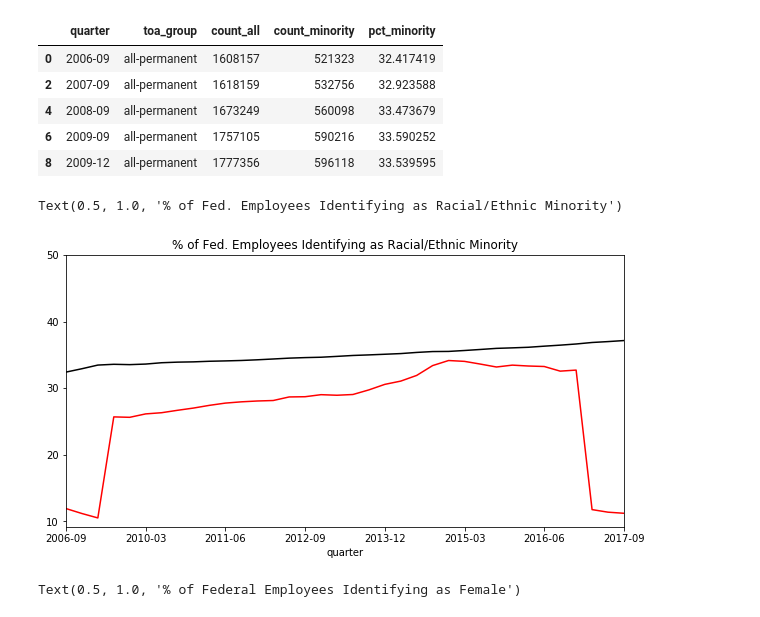
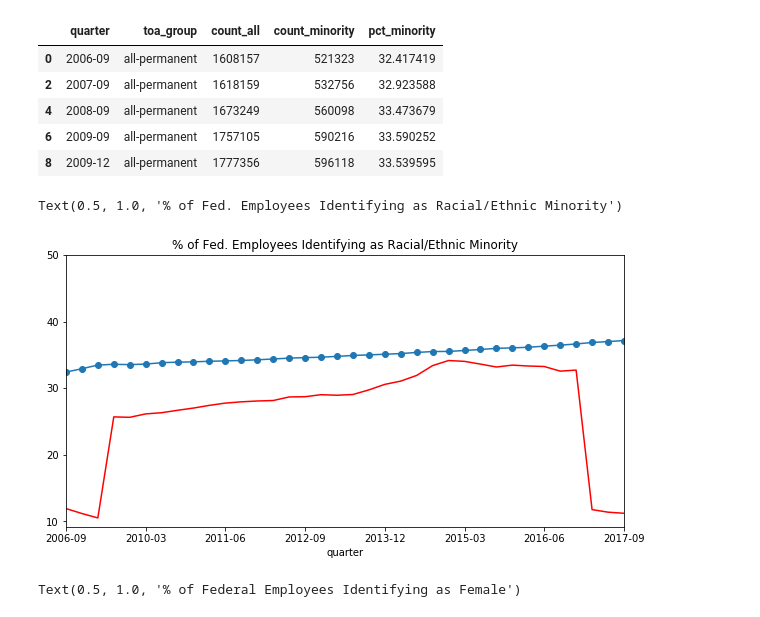
Before and after one commit to Suhailhassanbhat/Foundations-soma, a Jupyter notebook: homework_14/Buzzfeed_graph/Buzzfeed-Diversity in the Agriculture Department.ipynb, the cells around one changed output. Cells and saved outputs as stored; diff of their text form; code cells hidden in the pictures.

```diff
--- a/homework_14/Buzzfeed_graph/Buzzfeed-Diversity in the Agriculture Department.ipynb
+++ b/homework_14/Buzzfeed_graph/Buzzfeed-Diversity in the Agriculture Department.ipynb
@@ -26,14 +26,14 @@ df1.head()
 | 6 | 2009-09 | all-permanent | 1757105 | 590216 | 33.590252 |
 | 8 | 2009-12 | all-permanent | 1777356 | 596118 | 33.539595 |
 # %%
-ax = df1.plot(x='quarter', y ='pct_minority', yticks=[10,20,30,40,50], color='black', figsize=(10,5),legend=None)
+ax = df1.plot(x='quarter', y ='pct_minority', yticks=[10,20,30,40,50], style='o-', figsize=(10,5),legend=None)
 df[df.toa_group == 'midlevel-appointees'].plot(ax=ax,
                                x='quarter', y ='pct_minority',
                                 yticks=[10,20,30,40,50], color='red',
                                 legend=None).set_title("% of Fed. Employees Identifying as Racial/Ethnic Minority")
 # %% [output]
 Text(0.5, 1.0, '% of Fed. Employees Identifying as Racial/Ethnic Minority')
-[figure, old version]
+[figure, new version]
 # %%
 df = pd.read_csv("gender-by-quarter.csv")
 # %%
```
